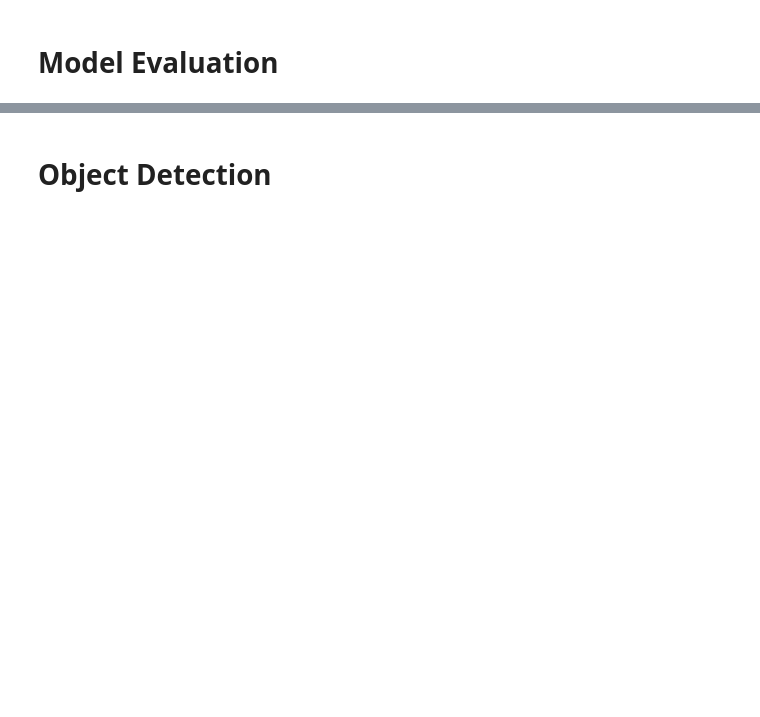
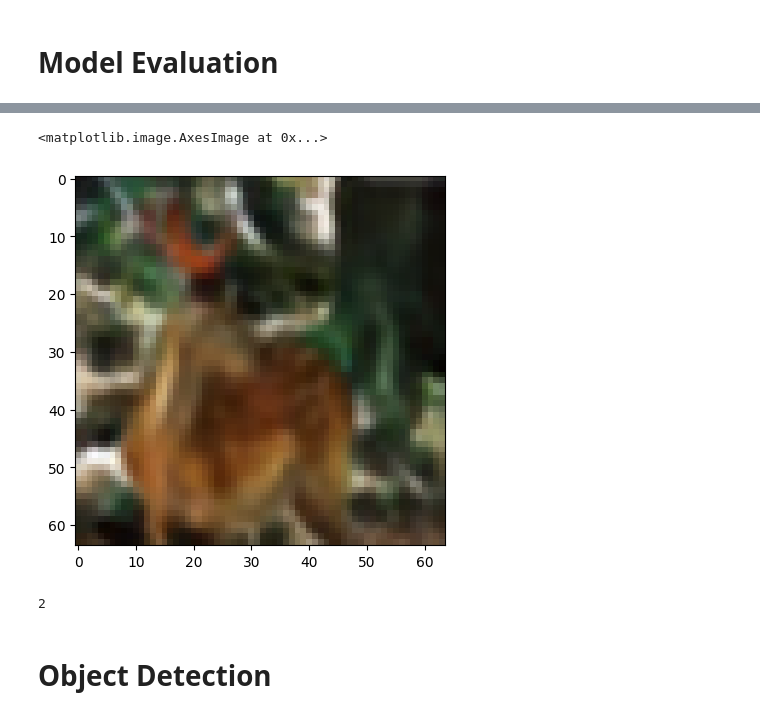
Before and after one commit to AmirMarji/final-CV-AI-project, a Jupyter notebook: final_project_template.ipynb, the cells around one changed output, grey strips where cells are left out. Drawn from its saved outputs; the diff is of its cells as text; code cells hidden in the pictures; blank space fills up the shorter version.

```diff
--- a/final_project_template.ipynb
+++ b/final_project_template.ipynb
@@ -216,2 +254,11 @@ KeyboardInterrupt:
+# %%
+plt.imshow(x_train[10000])
+# %% [output]
+<matplotlib.image.AxesImage at 0x...>
+[figure, added]
+# %%
+y_train[10000]
+# %% [output]
+2
 # %% [markdown]
 # Object Detection
```
Also changed, not shown: parts of 14 cells of this notebook.
